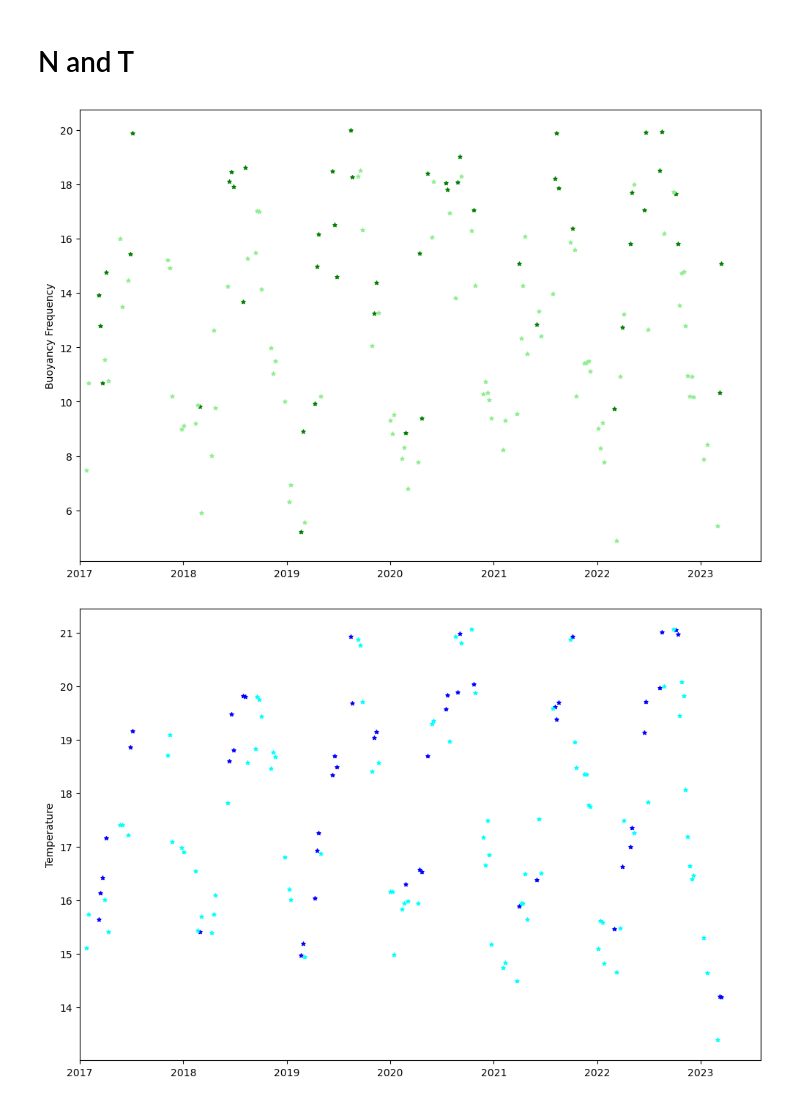
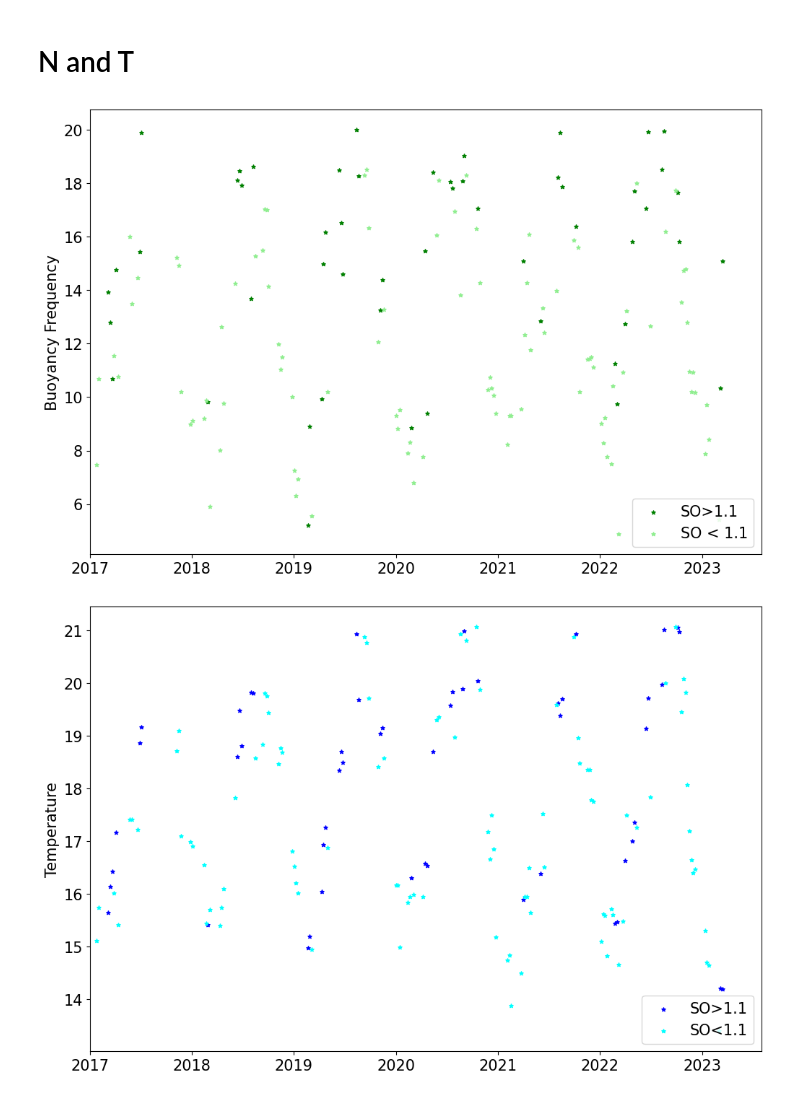
Before and after one commit to profxj/sio-sandbox, a Jupyter notebook: nb/CUGN/Interannual_DO.ipynb, the cells around one changed output. Cells and saved outputs as stored; diff of their text form; code cells hidden in the pictures.

```diff
--- a/nb/CUGN/Interannual_DO.ipynb
+++ b/nb/CUGN/Interannual_DO.ipynb
@@ -38,7 +47,7 @@ grid_utils.fill_in_grid(grid_tbl, ds)
 ## Episodes
 # %%
 perc = 98.
-grid_outliers, grid_tbl, ds = grid_utils.gen_outliers(line, perc)
+grid_outliers, _, ds = grid_utils.gen_outliers(line, perc)
 clusters.generate_clusters(grid_outliers)
 
 cstats = clusters.cluster_stats(grid_outliers)
@@ -129,14 +138,14 @@ fig = plt.figure(figsize=(12,8))
 plt.clf()
 ax = plt.gca()
 
-ax.scatter(grid.time, grid.doxy, s=sval)
+ax.scatter(grid.time, grid.doxy, s=sval, label='DO')
 
 # OC
 # Split by gt/lt
 sat_lim = 1.0
 saturated = grid.SO > sat_lim
-ax.scatter(grid.time[saturated], (grid.doxy/grid.SO)[saturated], s=sval, color='r', marker='*')
-ax.scatter(grid.time[~saturated], (grid.doxy/grid.SO)[~saturated], s=sval, color='pink', marker='*')
+ax.scatter(grid.time[saturated], (grid.doxy/grid.SO)[saturated], s=sval, color='r', marker='*', label=f'SO > {sat_lim}')
+ax.scatter(grid.time[~saturated], (grid.doxy/grid.SO)[~saturated], s=sval, color='pink', marker='*', label=f'SO<{sat_lim}')
 
 # Episodes
 '''
@@ -155,11 +164,23 @@ N_lim = 9.
 idx_Nex = np.where(grid.N > N_lim)[0]
 for idx in idx_Nex:
     ctime = grid.iloc[idx].time
-    ax.axvline(ctime, color='gray', ls=':')
+    if idx == idx_Nex[0]:
+        albl = f'N > {N_lim}'
+    else:
+        albl = None
+    ax.axvline(ctime, color='gray', ls=':', label=albl)
 
 #ax.set_xlim(2017., 2019.)
 ax.set_xlim(pandas.Timestamp('2017-01-01'), pandas.Timestamp('2022-08-01'))
 ax.xaxis.set_major_locator(mpl.dates.YearLocator(base=1))
 
+#
+ax.set_ylabel('DO')
+plot_utils.set_fontsize(ax, 15.)
+ax.legend(loc='lower left')
+
+#
+plt.savefig('fig_interannual.png', dpi=300)
+
 plt.show()
 # %% [output]
@@ -244,40 +265,50 @@ ax = plt.gca()
 sat_lim = 1.1
 #saturated = grid_resample_max.SO > sat_lim
 saturated = grid.SO > sat_lim
-ax.scatter(grid.time[saturated], grid.N[saturated], s=sval, color='green', marker='*')
-ax.scatter(grid.time[~saturated], grid.N[~saturated], s=sval, color='lightgreen', marker='*')
+ax.scatter(grid.time[saturated], grid.N[saturated], s=sval, color='green', marker='*', label=f'SO>{sat_lim}')
+ax.scatter(grid.time[~saturated], grid.N[~saturated], s=sval, color='lightgreen', marker='*', label=f'SO < {sat_lim}')
 
 ax.set_xlim(pandas.Timestamp('2017-01-01'), pandas.Timestamp('2023-08-01'))
 ax.xaxis.set_major_locator(mpl.dates.YearLocator(base=1))
 
 ax.set_ylabel('Buoyancy Frequency')
+plot_utils.set_fontsize(ax, 15.)
+ax.legend(fontsize=15., loc='lower right')
+
+plt.savefig('fig_interannualN.png', dpi=300)
 
 plt.show()
 # %% [output]
-[figure, old version]
+[figure, new version]
 # %%
 grid = grid_resample_max
 sval = 15.0
 
 fig = plt.figure(figsize=(12,8))
 plt.clf()
 ax = plt.gca()
 
 #ax.scatter(grid.time, grid.doxy, s=sval)
 
 # OC
 # Split by gt/lt
 sat_lim = 1.1
 #saturated = grid_resample_max.SO > sat_lim
 saturated = grid.SO > sat_lim
-ax.scatter(grid.time[saturated], grid['T'][saturated], s=sval, color='blue', marker='*')
-ax.scatter(grid.time[~saturated], grid['T'][~saturated], s=sval, color='cyan', marker='*')
+ax.scatter(grid.time[saturated], grid['T'][saturated], s=sval, color='blue', marker='*', label=f'SO>{sat_lim}')
+ax.scatter(grid.time[~saturated], grid['T'][~saturated], s=sval, color='cyan', marker='*', label=f'SO<{sat_lim}')
 
 ax.set_xlim(pandas.Timestamp('2017-01-01'), pandas.Timestamp('2023-08-01'))
 ax.xaxis.set_major_locator(mpl.dates.YearLocator(base=1))
 
 ax.set_ylabel('Temperature')
 
+plot_utils.set_fontsize(ax, 15.)
+ax.legend(fontsize=15., loc='lower right')
+
+plt.savefig('fig_interannualT.png', dpi=300)
+
+
 plt.show()
 # %% [output]
-[figure, old version]
+[figure, new version]
```
Also changed, not shown: parts of 5 cells of this notebook, 2 other files.
